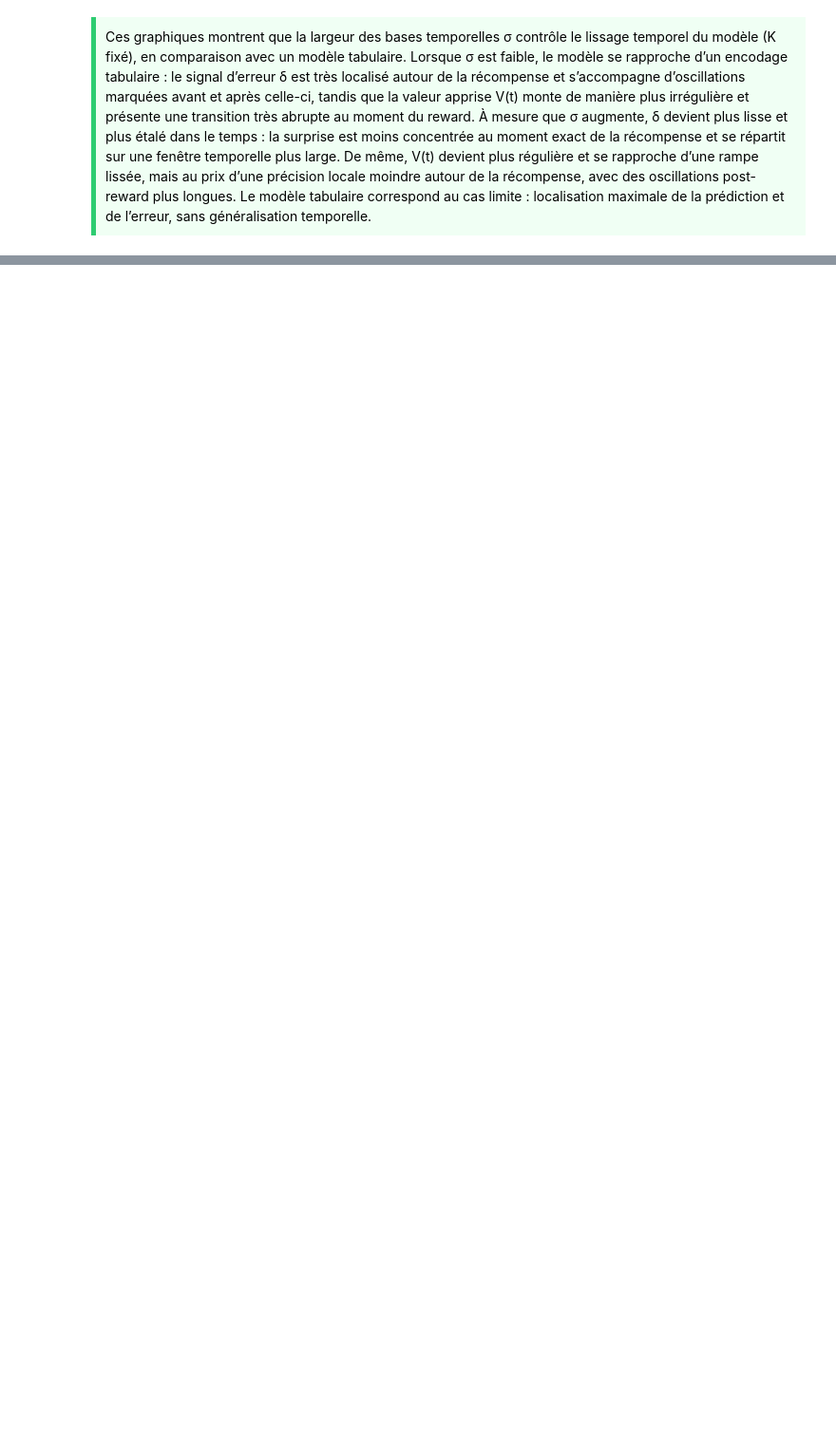
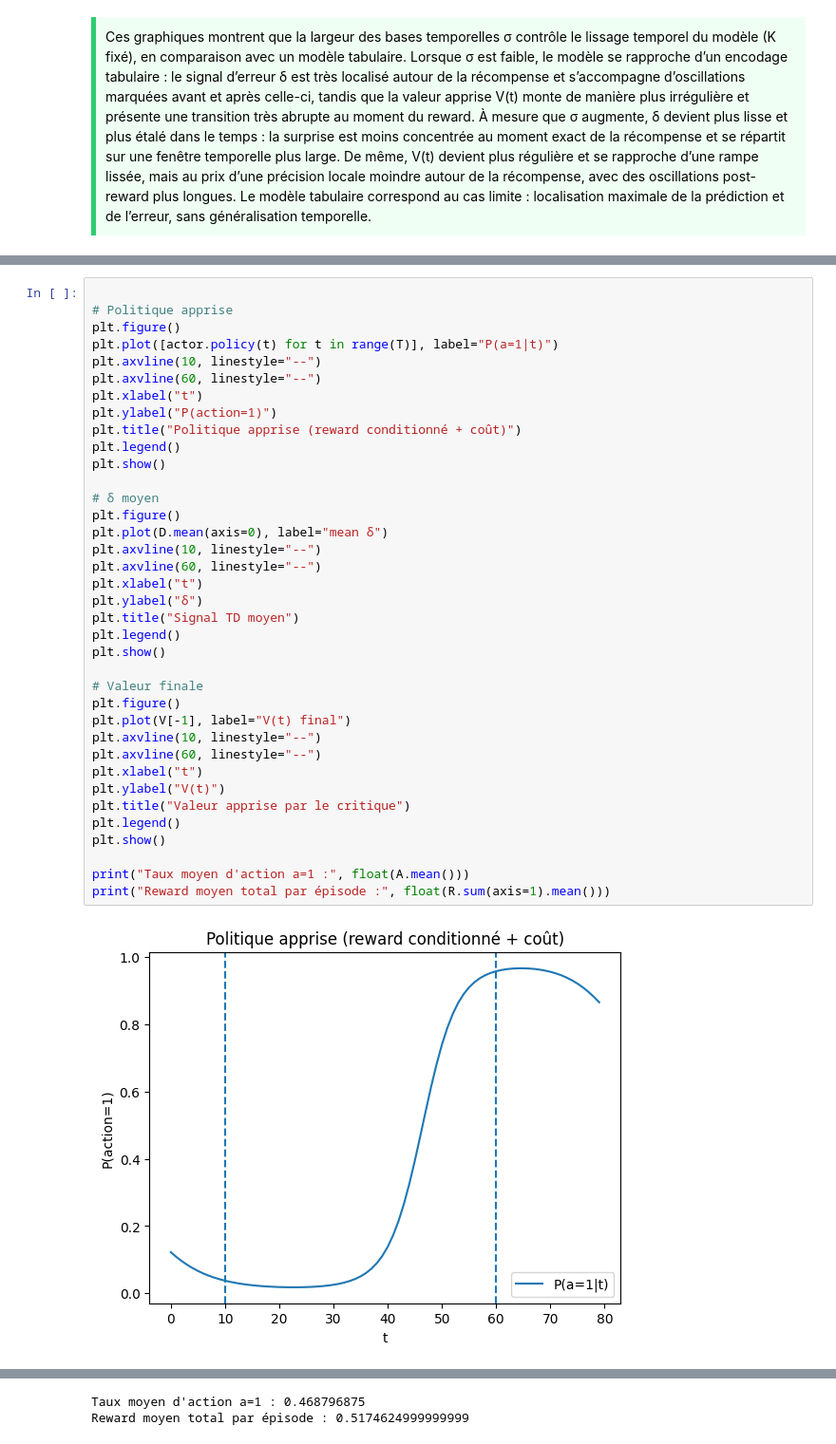
Before and after one commit to pgatt06/RL_temporal_difference_learning, a Jupyter notebook: Change_modelisation.ipynb, the cells around one changed output, grey strips where cells are left out. Shown at 95% size. Drawn from its saved outputs; the diff is of its cells as text; blank space fills up the shorter version.

```diff
--- a/Change_modelisation.ipynb
+++ b/Change_modelisation.ipynb
@@ -662,0 +1041,39 @@ Le modèle tabulaire correspond au cas limite : localisation maximale de la pré
+# %%
+
+# Politique apprise
+plt.figure()
+plt.plot([actor.policy(t) for t in range(T)], label="P(a=1|t)")
+plt.axvline(10, linestyle="--")
+plt.axvline(60, linestyle="--")
+plt.xlabel("t")
+plt.ylabel("P(action=1)")
+plt.title("Politique apprise (reward conditionné + coût)")
+plt.legend()
+plt.show()
+
+# δ moyen
+plt.figure()
+plt.plot(D.mean(axis=0), label="mean δ")
+plt.axvline(10, linestyle="--")
+plt.axvline(60, linestyle="--")
+plt.xlabel("t")
+plt.ylabel("δ")
+plt.title("Signal TD moyen")
+plt.legend()
+plt.show()
+
+# Valeur finale
+plt.figure()
+plt.plot(V[-1], label="V(t) final")
+plt.axvline(10, linestyle="--")
+plt.axvline(60, linestyle="--")
+plt.xlabel("t")
+plt.ylabel("V(t)")
+plt.title("Valeur apprise par le critique")
+plt.legend()
+plt.show()
+
+print("Taux moyen d'action a=1 :", float(A.mean()))
+print("Reward moyen total par épisode :", float(R.sum(axis=1).mean()))
+# %% [output]
+[figure, added]
@@ -662,0 +1082,2 @@ Le modèle tabulaire correspond au cas limite : localisation maximale de la pré
+Taux moyen d'action a=1 : 0.468796875
+Reward moyen total par épisode : 0.5174624999999999
```
Also changed, not shown: parts of 11 cells of this notebook.
